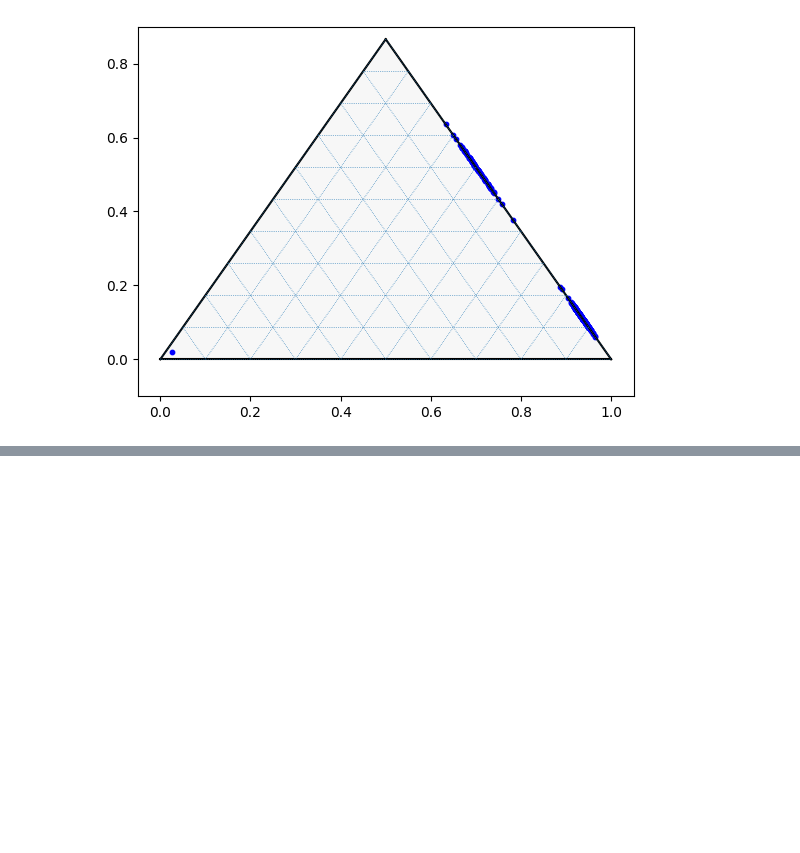
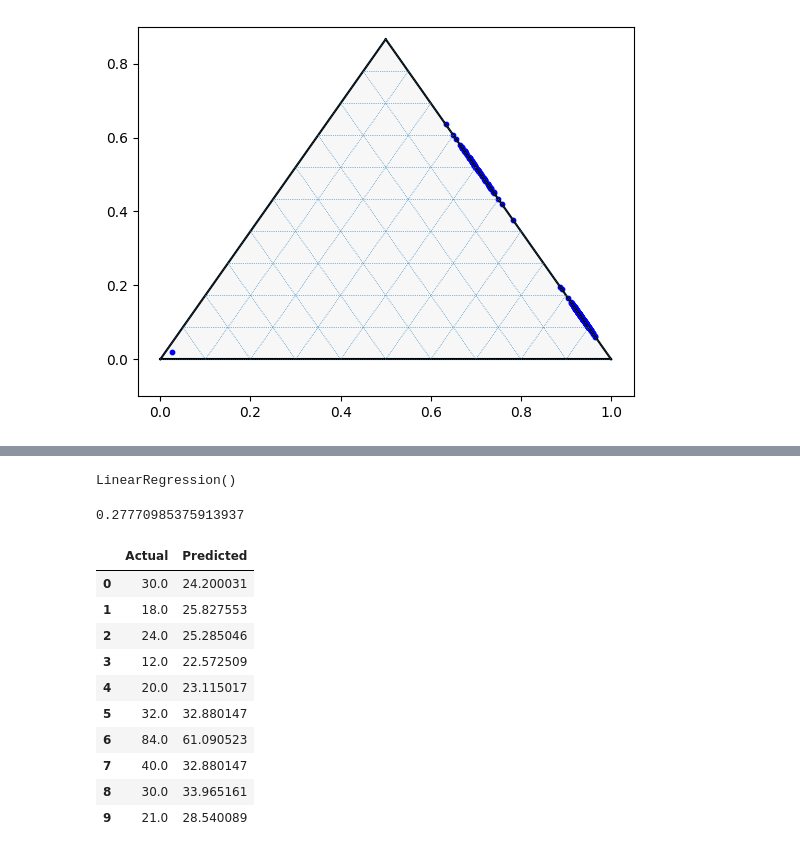
Before and after one commit to namandm/-EDA-21BDS0185, a Jupyter notebook: 21BDS0185.ipynb, the cells around one changed output, grey strips where cells are left out. Saved outputs shown, nothing was run; the diff lists cells and outputs as text; code cells hidden in the pictures; blank space fills up the shorter version.

```diff
--- a/21BDS0185.ipynb
+++ b/21BDS0185.ipynb
@@ -637,0 +710,29 @@ tax.show()
+# %%
+from sklearn.linear_model import LinearRegression
+regressor = LinearRegression()
+# Fitting the training data to our model
+regressor.fit(X_train, y_train)
+# %% [output]
+LinearRegression()
+# %%
+regressor.score(X_test, y_test)
+# %% [output]
+0.27770985375913937
+# %%
+y_pred=regressor.predict(X_test)
+# a data frame with actual and predicted values of y
+evaluate = pd.DataFrame({'Actual': y_test.values.flatten(),
+'Predicted': y_pred.flatten()})
+evaluate.head(10)
+# %% [output]
+|  | Actual | Predicted |
+| 0 | 30.0 | 24.200031 |
+| 1 | 18.0 | 25.827553 |
+| 2 | 24.0 | 25.285046 |
+| 3 | 12.0 | 22.572509 |
+| 4 | 20.0 | 23.115017 |
+| 5 | 32.0 | 32.880147 |
+| 6 | 84.0 | 61.090523 |
+| 7 | 40.0 | 32.880147 |
+| 8 | 30.0 | 33.965161 |
+| 9 | 21.0 | 28.540089 |
```
Also changed, not shown: parts of 12 cells of this notebook.
